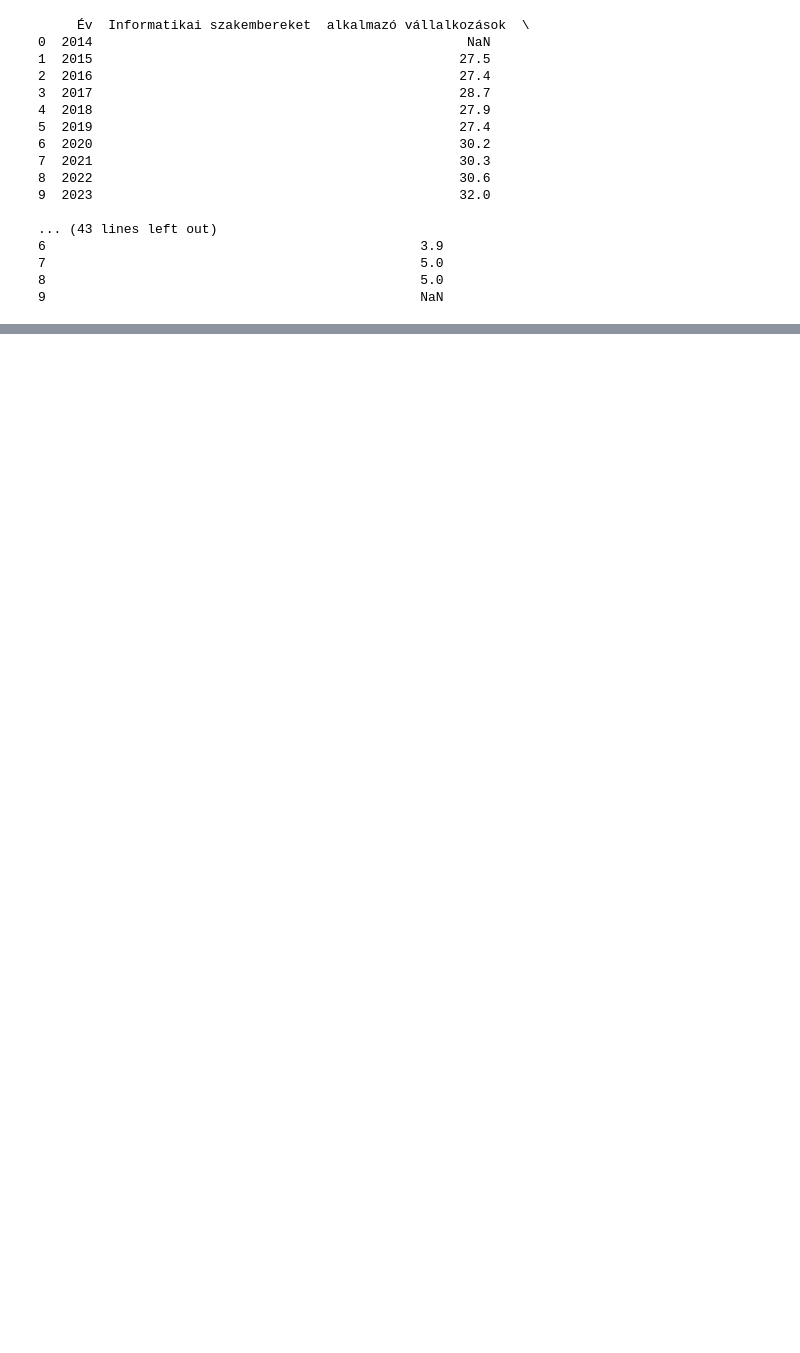
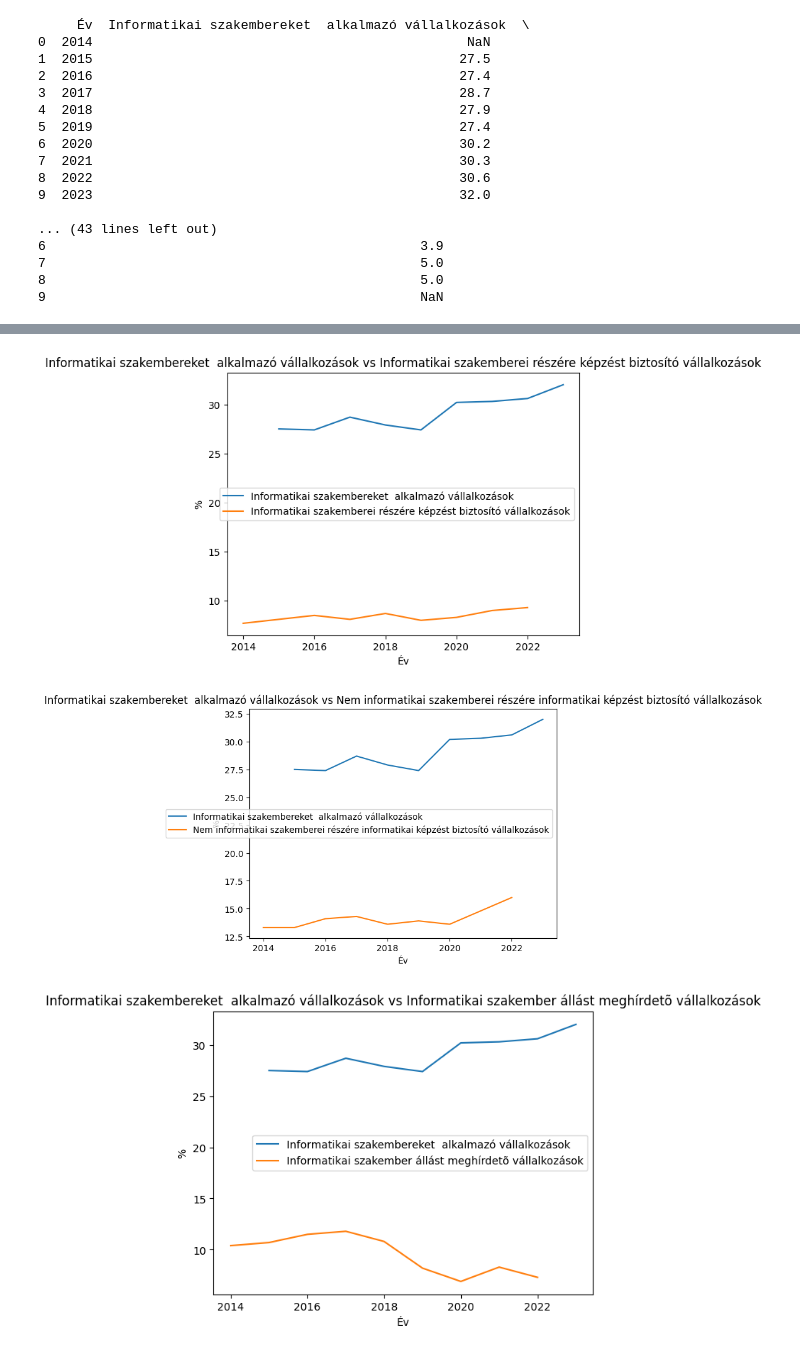
Before and after one commit to Nedotam/KSH_data_analysis, a Jupyter notebook: notebooks/eda.ipynb, the cells around one changed output, grey strips where cells are left out. Cells and saved outputs as stored; diff of their text form; code cells hidden in the pictures; blank space fills up the shorter version.

```diff
--- a/notebooks/eda.ipynb
+++ b/notebooks/eda.ipynb
@@ -8,7 +10,7 @@ file='dummy_out.csv'
 encode='latin-1'
 #A file elso sora folosleges, encoding hibat ad ki a program utf-8 encodolasra, es a csv ';'-el van elvalasztva.
 try:
-    df=pd.read_csv(path+file, encoding=encode, delimiter=',', skiprows=1, index_col=False)
+    df=pd.read_csv(path+file, encoding=encode, delimiter=',',  index_col=False)
 
 except UnicodeDecodeError:
     print("Unicode error: "+encode+" nem mukodik")
@@ -48,3 +50,12 @@ df
 | 7 | 2021 | 30.3 | 9.0 | 14.8 | 8.3 | ... |
 | 8 | 2022 | 30.6 | 9.3 | 16.0 | 7.3 | ... |
 | 9 | 2023 | 32.0 | NaN | NaN | NaN | ... |
+# %%
+#az osszehasonlitast kezdem az elso oszloppal, es azt osszehasonlitom az osszes tobbi oszloppal
+for outer in range(1, df.shape[1]):
+    #onmagaval nem hasonlitom ossze, ezert a sorszam+1 tol inditom a belso ciklust // df.shape[1] megadja az oszlopok szamossagat
+    for inner in range(outer+1, df.shape[1]):
+        #valtozoba teszem az osszehasonlitast
+        relation=df.iloc[:,outer].corr(df.iloc[:,inner])
+        #print(f)-el ki tudok valtozokat iratni
+        print(f'A {df.columns[outer]} es {df.columns[inner]} osszefuggesi erossege: {relation}')
@@ -50,0 +73,21 @@ df
+# %%
+for outer in range(1, df.shape[1]):
+    for inner in range(outer + 1, df.shape[1]):
+
+        column_outer = df.iloc[:, [0, outer]]  # 'Év' es egy oszlop
+        column_inner = df.iloc[:, [0, inner]]  # 'Év' es egy masik oszlop
+
+        # elso oszlop plot
+        sns.lineplot(x='Év', y=column_outer.columns[1], data=column_outer, label=df.columns[outer])
+
+        # masodik oszlop plot
+        sns.lineplot(x='Év', y=column_inner.columns[1], data=column_inner, label=df.columns[inner])
+
+        plt.title(f"{df.columns[outer]} vs {df.columns[inner]}")
+        plt.xlabel("Év")
+        plt.ylabel("%")
+        plt.show()
+# %% [output]
+[figure, added]
+[figure, added]
+[figure, added]
```
Also changed, not shown: parts of 3 cells of this notebook.
